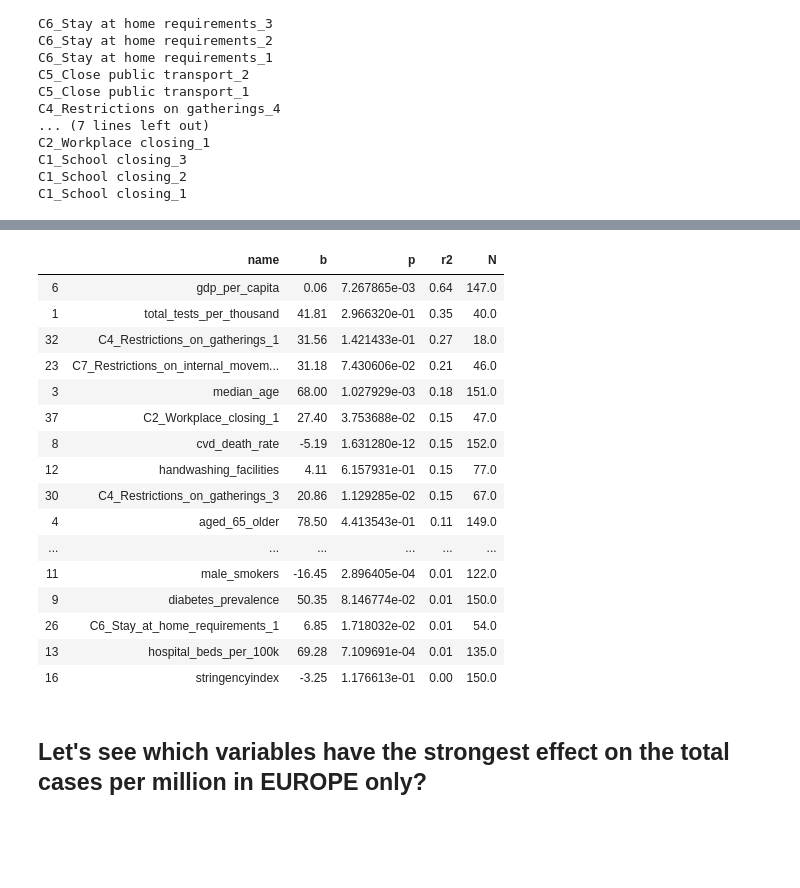
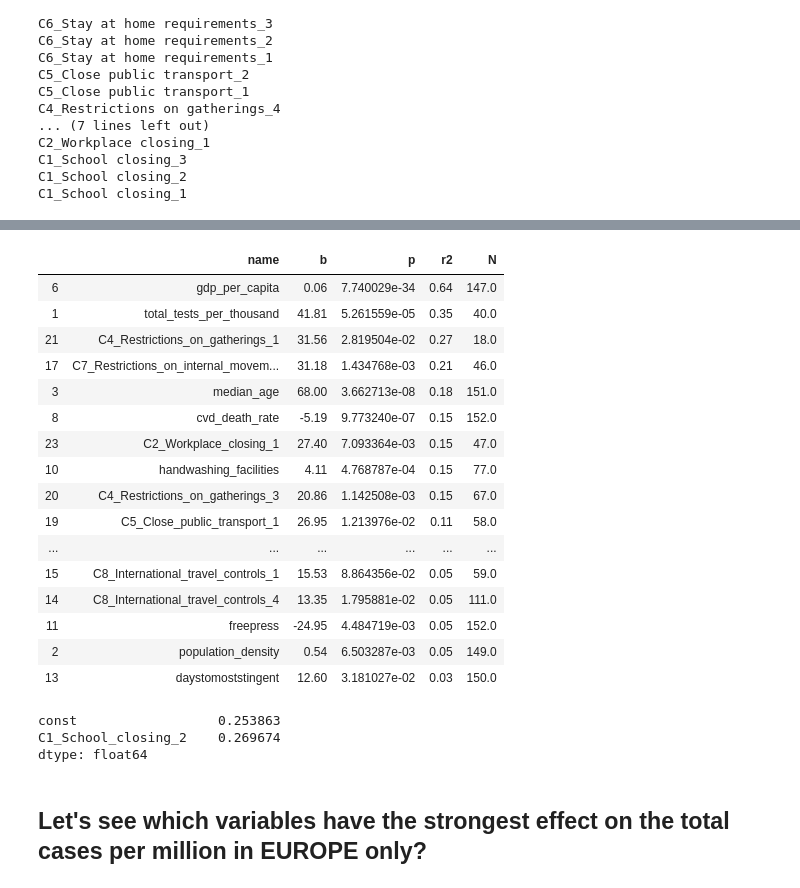
Before and after one commit to bodobalazs/covid_government, a Jupyter notebook: gov_action_data_prepapartion.ipynb, the cells around one changed output, grey strips where cells are left out. Cells and saved outputs as stored; diff of their text form; code cells hidden in the pictures; blank space fills up the shorter version.

```diff
--- a/gov_action_data_prepapartion.ipynb
+++ b/gov_action_data_prepapartion.ipynb
@@ -235,51 +236,58 @@ anal_cols=['total_tests', 'total_tests_per_thousand',
        'freepress', 'democracy',
        'stringencyindex', 'daystomoststingent',
        'C8_International_travel_controls_4',
        'C8_International_travel_controls_3',
        'C8_International_travel_controls_2',
        'C8_International_travel_controls_1',
        'C7_Restrictions_on_internal_movement_2',
        'C7_Restrictions_on_internal_movement_1',
        'C6_Stay_at_home_requirements_3', 'C6_Stay_at_home_requirements_2',
        'C6_Stay_at_home_requirements_1', 'C5_Close_public_transport_2',
        'C5_Close_public_transport_1', 'C4_Restrictions_on_gatherings_4',
        'C4_Restrictions_on_gatherings_3',
        'C4_Restrictions_on_gatherings_2',
        'C4_Restrictions_on_gatherings_1', 'C3_Cancel_public_events_2',
        'C3_Cancel_public_events_1', 'C2_Workplace_closing_3',
        'C2_Workplace_closing_2', 'C2_Workplace_closing_1',
        'C1_School_closing_3', 'C1_School_closing_2',
        'C1_School_closing_1']
 var_selection=pd.DataFrame(columns=['name','b','p','r2','N'])
 i=0
 for c in anal_cols:
     b=anal[['total_cases_per_million',c]].dropna()
     if len(b)>10:
         y=b.total_cases_per_million
         x=b[c]
         x=sm.add_constant(x)
         model=sm.OLS(y,x).fit()
-        var_selection.loc[i]=[c, round(model.params[[1]][0],2), model.pvalues.values[0], round(model.rsquared,2), model.nobs]
-        i+=1
+        if model.pvalues.values[1]<0.1:
+            var_selection.loc[i]=[c, round(model.params[[1]][0],2), model.pvalues.values[1], round(model.rsquared,2), model.nobs]
+            i+=1
 var_selection.sort_values('r2', ascending=False)
 # %% [output]
 |  | name | b | p | r2 | N |
-| 6 | gdp_per_capita | 0.06 | 7.267865e-03 | 0.64 | 147.0 |
-| 1 | total_tests_per_thousand | 41.81 | 2.966320e-01 | 0.35 | 40.0 |
-| 32 | C4_Restrictions_on_gatherings_1 | 31.56 | 1.421433e-01 | 0.27 | 18.0 |
-| 23 | C7_Restrictions_on_internal_movem... | 31.18 | 7.430606e-02 | 0.21 | 46.0 |
-| 3 | median_age | 68.00 | 1.027929e-03 | 0.18 | 151.0 |
-| 37 | C2_Workplace_closing_1 | 27.40 | 3.753688e-02 | 0.15 | 47.0 |
-| 8 | cvd_death_rate | -5.19 | 1.631280e-12 | 0.15 | 152.0 |
-| 12 | handwashing_facilities | 4.11 | 6.157931e-01 | 0.15 | 77.0 |
-| 30 | C4_Restrictions_on_gatherings_3 | 20.86 | 1.129285e-02 | 0.15 | 67.0 |
-| 4 | aged_65_older | 78.50 | 4.413543e-01 | 0.11 | 149.0 |
+| 6 | gdp_per_capita | 0.06 | 7.740029e-34 | 0.64 | 147.0 |
+| 1 | total_tests_per_thousand | 41.81 | 5.261559e-05 | 0.35 | 40.0 |
+| 21 | C4_Restrictions_on_gatherings_1 | 31.56 | 2.819504e-02 | 0.27 | 18.0 |
+| 17 | C7_Restrictions_on_internal_movem... | 31.18 | 1.434768e-03 | 0.21 | 46.0 |
+| 3 | median_age | 68.00 | 3.662713e-08 | 0.18 | 151.0 |
+| 8 | cvd_death_rate | -5.19 | 9.773240e-07 | 0.15 | 152.0 |
+| 23 | C2_Workplace_closing_1 | 27.40 | 7.093364e-03 | 0.15 | 47.0 |
+| 10 | handwashing_facilities | 4.11 | 4.768787e-04 | 0.15 | 77.0 |
+| 20 | C4_Restrictions_on_gatherings_3 | 20.86 | 1.142508e-03 | 0.15 | 67.0 |
+| 19 | C5_Close_public_transport_1 | 26.95 | 1.213976e-02 | 0.11 | 58.0 |
 | ... | ... | ... | ... | ... | ... |
-| 11 | male_smokers | -16.45 | 2.896405e-04 | 0.01 | 122.0 |
-| 9 | diabetes_prevalence | 50.35 | 8.146774e-02 | 0.01 | 150.0 |
-| 26 | C6_Stay_at_home_requirements_1 | 6.85 | 1.718032e-02 | 0.01 | 54.0 |
-| 13 | hospital_beds_per_100k | 69.28 | 7.109691e-04 | 0.01 | 135.0 |
-| 16 | stringencyindex | -3.25 | 1.176613e-01 | 0.00 | 150.0 |
+| 15 | C8_International_travel_controls_1 | 15.53 | 8.864356e-02 | 0.05 | 59.0 |
+| 14 | C8_International_travel_controls_4 | 13.35 | 1.795881e-02 | 0.05 | 111.0 |
+| 11 | freepress | -24.95 | 4.484719e-03 | 0.05 | 152.0 |
+| 2 | population_density | 0.54 | 6.503287e-03 | 0.05 | 149.0 |
+| 13 | daystomoststingent | 12.60 | 3.181027e-02 | 0.03 | 150.0 |
+# %%
+model.pvalues
+# %% [output]
+const                  0.253863
+C1_School_closing_2    0.269674
+dtype: float64
 # %% [markdown]
 ## Let's see which variables have the strongest effect on the total cases per million in EUROPE only?
 # %%
```
Also changed, not shown: parts of 9 cells of this notebook, 2 other files.
